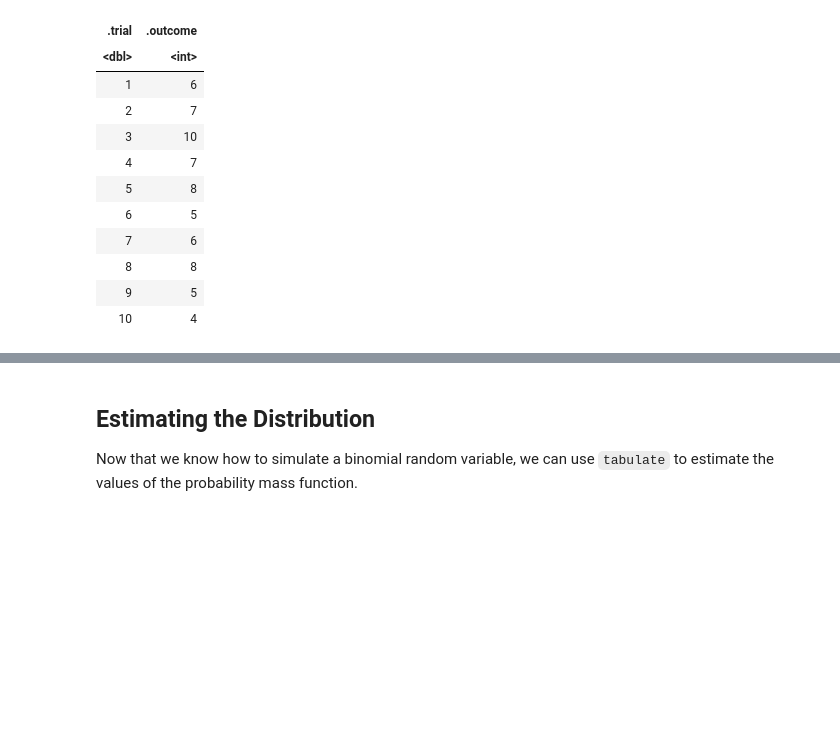
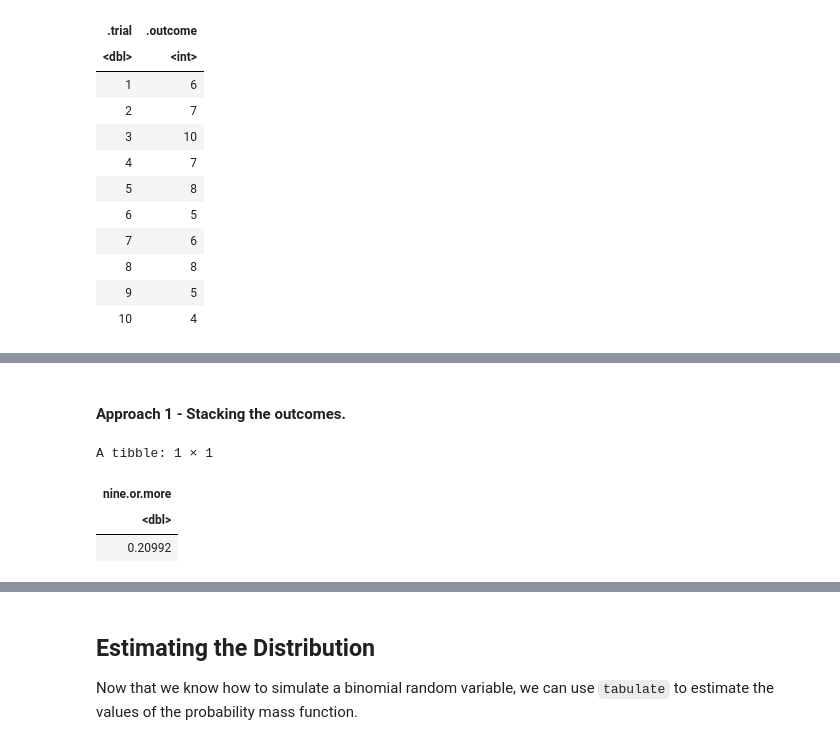
Before and after one commit to yardsale8/probability_simulations_in_R, a Jupyter notebook: 2_1_simulating_the_binomial_distribution.ipynb, the cells around one changed output, grey strips where cells are left out. Saved outputs shown, nothing was run; the diff lists cells and outputs as text; code cells hidden in the pictures; blank space fills up the shorter version.

```diff
--- a/2_1_simulating_the_binomial_distribution.ipynb
+++ b/2_1_simulating_the_binomial_distribution.ipynb
@@ -173,0 +180,19 @@ A tibble: 10 × 2
+# %% [markdown]
+#### Approach 1 - Stacking the outcomes.
+# %%
+N <- 100000
+n <- 10
+shot <- c('Make', 'Miss')
+shot.probs <- c(0.735, 1 - 0.735)
+(replicate(N, sample(shot, 10, replace=TRUE, prob = shot.probs), .reshape = 'stack')
+ %>% mutate(is.make = ifelse(.outcome == 'Make', 1, 0))
+ %>% group_by(.trial)
+ %>% summarise(num.makes = sum(is.make))
+ %>% mutate(nine.or.more = num.makes >= 9)
+ %>% estimate_all_prob
+)
+# %% [output]
+A tibble: 1 × 1
+| nine.or.more |
+| <dbl> |
+| 0.20992 |
```
Also changed, not shown: parts of 8 cells of this notebook.
